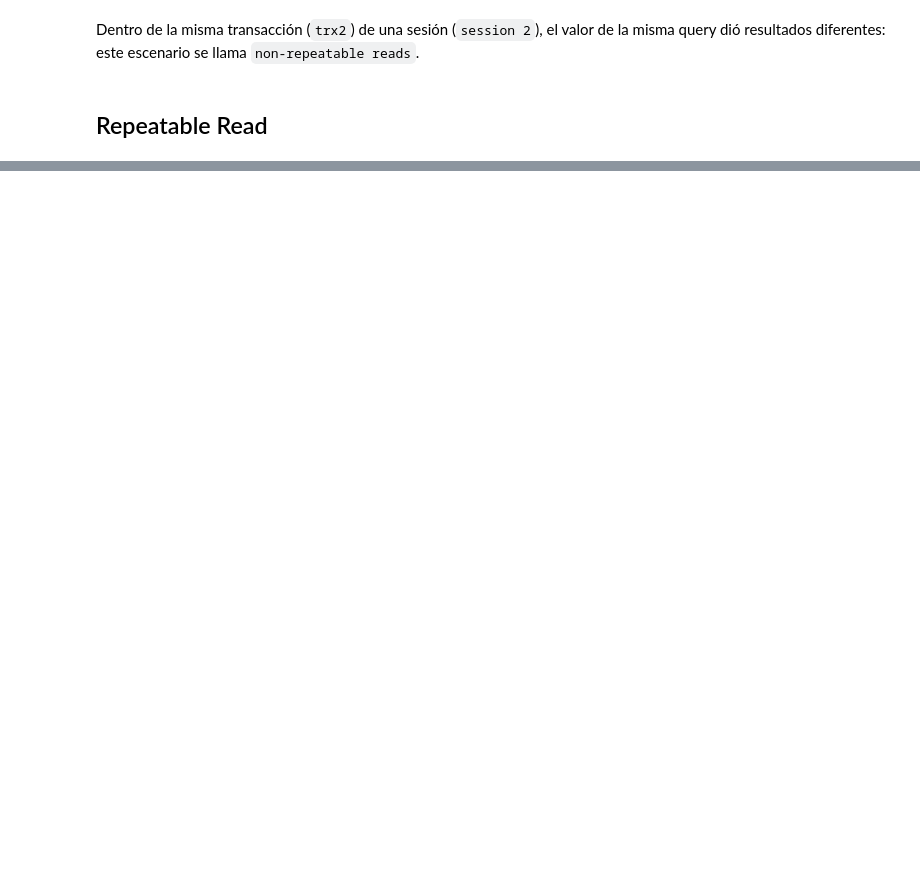
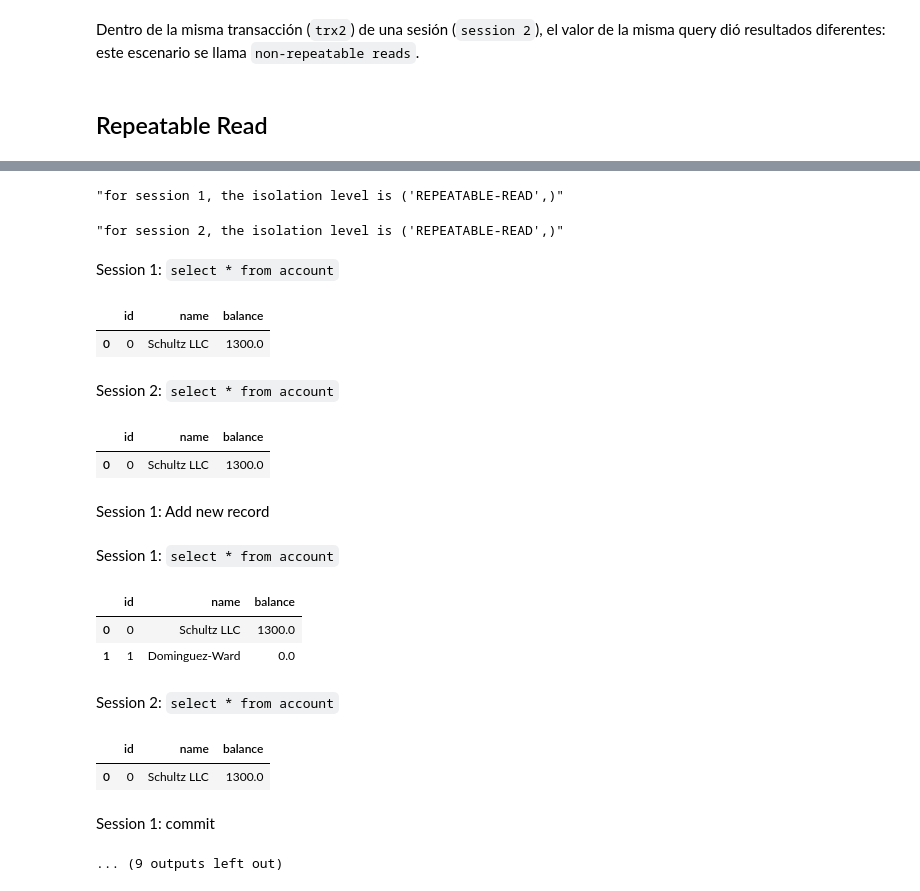
Before and after one commit to UTDT-TD7/practicas, a Jupyter notebook: practica_trx/notebooks/Práctica.ipynb, the cells around one changed output, grey strips where cells are left out. Cells and saved outputs as stored; diff of their text form; code cells hidden in the pictures; blank space fills up the shorter version.

```diff
--- a/practica_trx/notebooks/Práctica.ipynb
+++ b/practica_trx/notebooks/Práctica.ipynb
@@ -219,0 +240,64 @@ Nuevas transacciones...
+# %%
+with mysql_session() as s1, mysql_session() as s2:
+
+    s1.execute(text("set session transaction isolation level repeatable read"))
+    s2.execute(text("set session transaction isolation level repeatable read"))
+
+    display(f"for session 1, the isolation level is {s1.execute(text('SELECT @@transaction_ISOLATION')).fetchone()}")
+    display(f"for session 2, the isolation level is {s2.execute(text('SELECT @@transaction_ISOLATION')).fetchone()}")
+
+    s1.get_transaction().close()
+    s2.get_transaction().close()
+
+    with s1.begin() as trx1, s2.begin() as trx2:
+        display(Markdown("Session 1: `select * from account`"))
+        display(pd.read_sql("select * from account", s1.connection()))
+
+        display(Markdown("Session 2: `select * from account`"))
+        display(pd.read_sql("select * from account", s2.connection()))
+
+        display(Markdown("Session 1: Add new record"))
+        s1.execute(text("insert into account (id, name, balance) values (1, :name, 0)"), params={"name":fake.company()})
+
+        display(Markdown("Session 1: `select * from account`"))
+        display(pd.read_sql("select * from account", s1.connection()))
+
+        display(Markdown("Session 2: `select * from account`"))
+        display(pd.read_sql("select * from account", s2.connection()))
+
+        display(Markdown("Session 1: commit"))
+        s1.execute(text("commit"))
+
+        display(Markdown("Session 1: `select * from account`"))
+        display(pd.read_sql("select * from account", s1.connection()))
+
+        display(Markdown("Session 2: `select * from account`"))
+        display(pd.read_sql("select * from account", s2.connection()))
+
+        display(Markdown("Session 2: `update` balance of new row"))
+        s2.execute(text("update account set balance = balance + 100 where id = 1"))
+
+        display(Markdown("Session 1: `select * from account`"))
+        display(pd.read_sql("select * from account", s1.connection()))
+
+        display(Markdown("Session 2: `select * from account`"))
+        display(pd.read_sql("select * from account", s2.connection()))
+# %% [output]
+"for session 1, the isolation level is ('REPEATABLE-READ',)"
+"for session 2, the isolation level is ('REPEATABLE-READ',)"
+Session 1: `select * from account`
+|  | id | name | balance |
+| 0 | 0 | Schultz LLC | 1300.0 |
+Session 2: `select * from account`
+|  | id | name | balance |
+| 0 | 0 | Schultz LLC | 1300.0 |
+Session 1: Add new record
+Session 1: `select * from account`
+|  | id | name | balance |
+| 0 | 0 | Schultz LLC | 1300.0 |
+| 1 | 1 | Dominguez-Ward | 0.0 |
+Session 2: `select * from account`
+|  | id | name | balance |
+| 0 | 0 | Schultz LLC | 1300.0 |
+Session 1: commit
+... (9 outputs left out)
```
Also changed, not shown: parts of 17 cells of this notebook.
